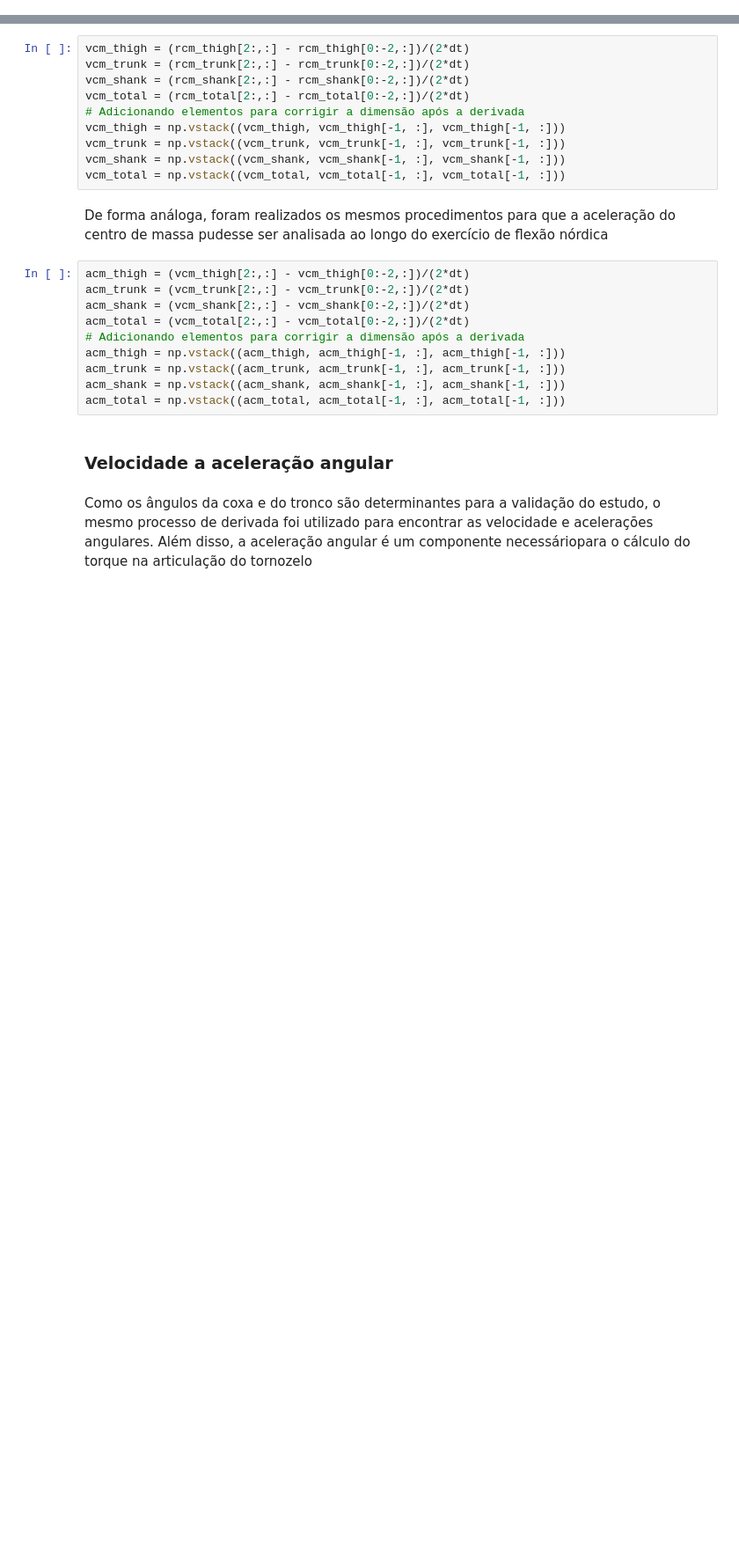
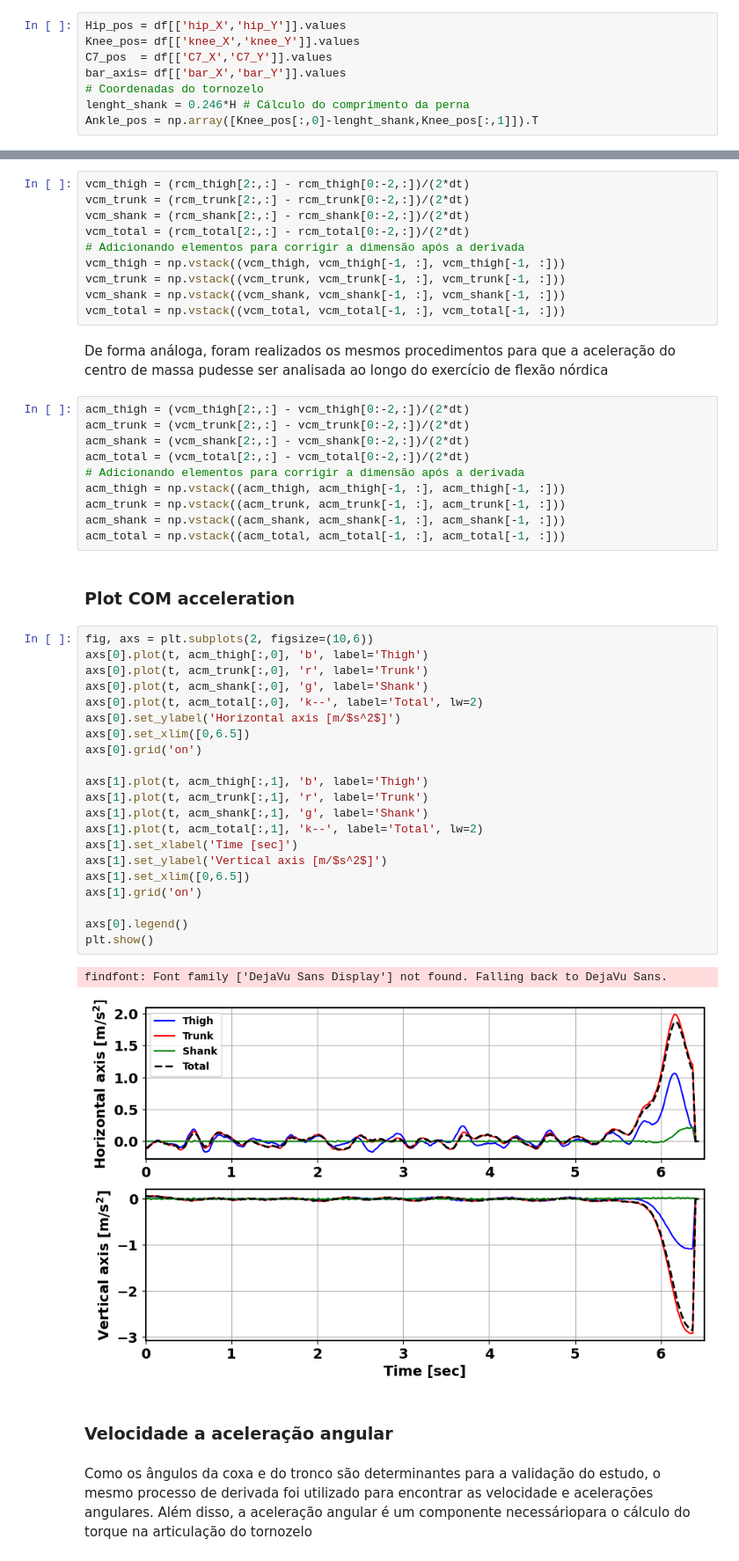
Before and after one commit to lucassantanasilva/NordicHams, a Jupyter notebook: notebooks/TG_Lucas_Nordic_Hamstring_Exercise.ipynb, the cells around one changed output, grey strips where cells are left out. Shown at 88% size. Cells and saved outputs as stored; diff of their text form; blank space fills up the shorter version.

```diff
--- a/notebooks/TG_Lucas_Nordic_Hamstring_Exercise.ipynb
+++ b/notebooks/TG_Lucas_Nordic_Hamstring_Exercise.ipynb
@@ -113,3 +169,11 @@ Ankle_pos = np.array([Ankle_posX, Ankle_posY]).T
+# %%
+Hip_pos = df[['hip_X','hip_Y']].values
+Knee_pos= df[['knee_X','knee_Y']].values
+C7_pos  = df[['C7_X','C7_Y']].values
+bar_axis= df[['bar_X','bar_Y']].values
+# Coordenadas do tornozelo
+lenght_shank = 0.246*H # Cálculo do comprimento da perna
+Ankle_pos = np.array([Knee_pos[:,0]-lenght_shank,Knee_pos[:,1]]).T
 # %% [markdown]
 ### Massa
 # %% [markdown]
@@ -489,6 +557,32 @@ acm_thigh = np.vstack((acm_thigh, acm_thigh[-1, :], acm_thigh[-1, :]))
 acm_trunk = np.vstack((acm_trunk, acm_trunk[-1, :], acm_trunk[-1, :]))
 acm_shank = np.vstack((acm_shank, acm_shank[-1, :], acm_shank[-1, :]))
 acm_total = np.vstack((acm_total, acm_total[-1, :], acm_total[-1, :]))
+# %% [markdown]
+### Plot COM acceleration
+# %%
+fig, axs = plt.subplots(2, figsize=(10,6))
+axs[0].plot(t, acm_thigh[:,0], 'b', label='Thigh')
+axs[0].plot(t, acm_trunk[:,0], 'r', label='Trunk')
+axs[0].plot(t, acm_shank[:,0], 'g', label='Shank')
+axs[0].plot(t, acm_total[:,0], 'k--', label='Total', lw=2)
+axs[0].set_ylabel('Horizontal axis [m/$s^2$]')
+axs[0].set_xlim([0,6.5])
+axs[0].grid('on')
+
+axs[1].plot(t, acm_thigh[:,1], 'b', label='Thigh')
+axs[1].plot(t, acm_trunk[:,1], 'r', label='Trunk')
+axs[1].plot(t, acm_shank[:,1], 'g', label='Shank')
+axs[1].plot(t, acm_total[:,1], 'k--', label='Total', lw=2)
+axs[1].set_xlabel('Time [sec]')
+axs[1].set_ylabel('Vertical axis [m/$s^2$]')
+axs[1].set_xlim([0,6.5])
+axs[1].grid('on')
+
+axs[0].legend()
+plt.show()
+# %% [output]
+findfont: Font family ['DejaVu Sans Display'] not found. Falling back to DejaVu Sans.
+[figure, added]
 # %% [markdown]
 ### Velocidade a aceleração angular
 # %% [markdown]
```
Also changed, not shown: parts of 53 cells of this notebook, 4 other files.
